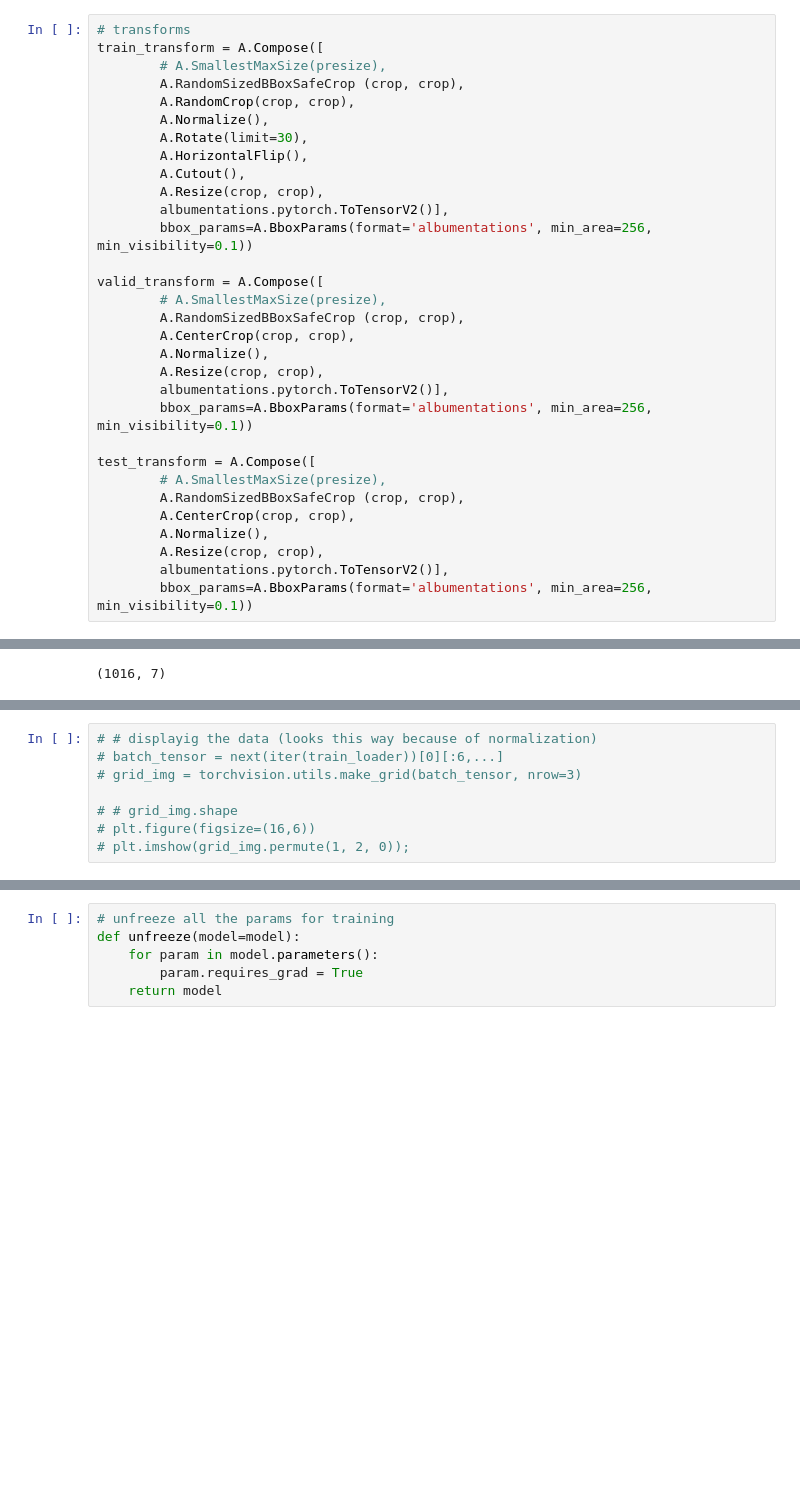
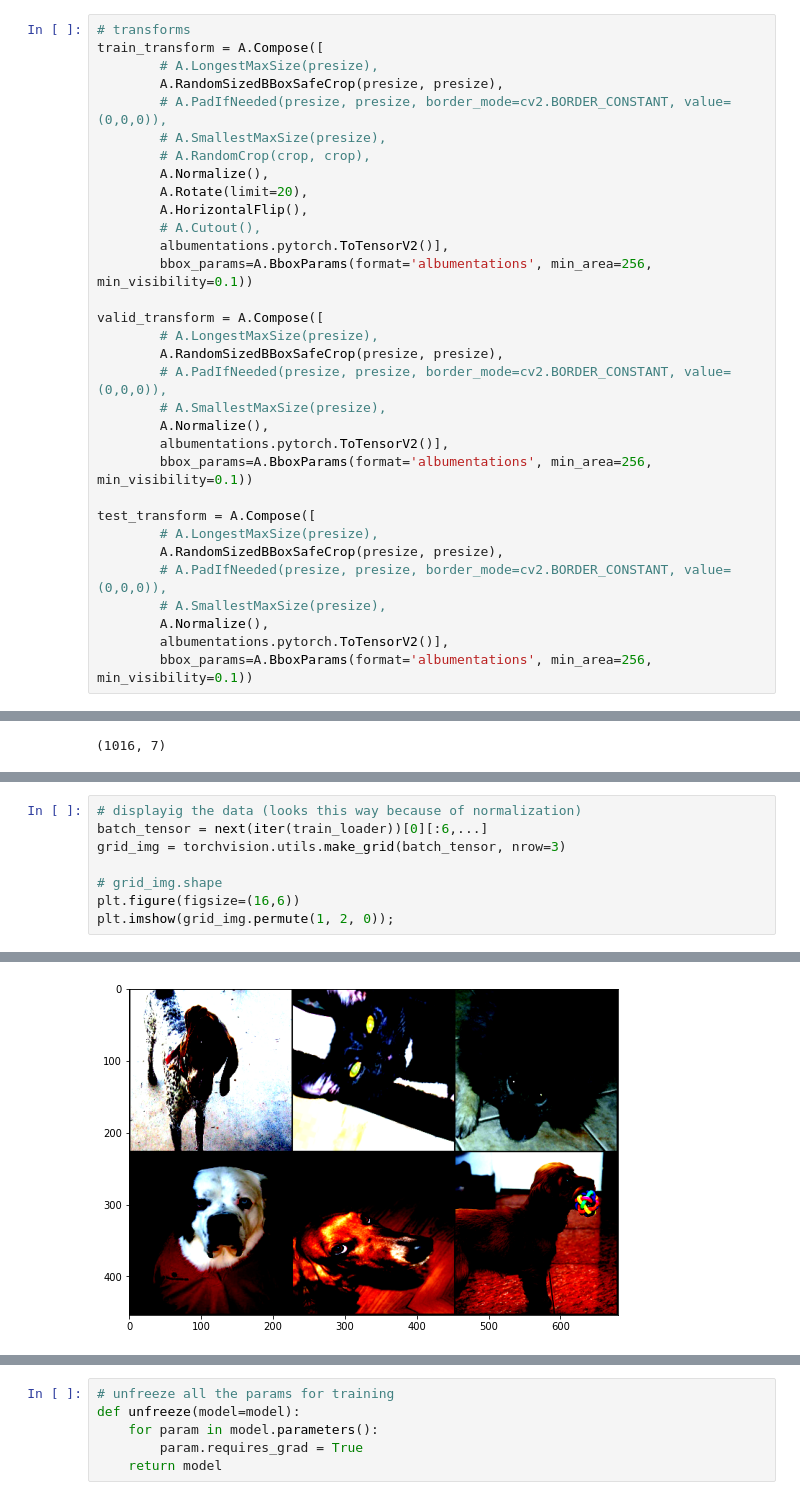
Before and after one commit to olegperegudov/computer-vision, a Jupyter notebook: cat dogs classifier/src/localization_engine.ipynb, the cells around one changed output, grey strips where cells are left out. Cells and saved outputs as stored; diff of their text form; blank space fills up the shorter version.

```diff
--- a/cat dogs classifier/src/localization_engine.ipynb
+++ b/cat dogs classifier/src/localization_engine.ipynb
@@ -67,32 +67,33 @@ tta_crop = int(presize*0.9)
 # %%
 # transforms
 train_transform = A.Compose([
+        # A.LongestMaxSize(presize),
+        A.RandomSizedBBoxSafeCrop(presize, presize),
+        # A.PadIfNeeded(presize, presize, border_mode=cv2.BORDER_CONSTANT, value=(0,0,0)),
         # A.SmallestMaxSize(presize),
-        A.RandomSizedBBoxSafeCrop (crop, crop),
-        A.RandomCrop(crop, crop),
+        # A.RandomCrop(crop, crop),
         A.Normalize(),
-        A.Rotate(limit=30),
+        A.Rotate(limit=20),
         A.HorizontalFlip(),
-        A.Cutout(),
-        A.Resize(crop, crop),
+        # A.Cutout(),
         albumentations.pytorch.ToTensorV2()],
         bbox_params=A.BboxParams(format='albumentations', min_area=256, min_visibility=0.1))
 
 valid_transform = A.Compose([
+        # A.LongestMaxSize(presize),
+        A.RandomSizedBBoxSafeCrop(presize, presize),
+        # A.PadIfNeeded(presize, presize, border_mode=cv2.BORDER_CONSTANT, value=(0,0,0)),
         # A.SmallestMaxSize(presize),
-        A.RandomSizedBBoxSafeCrop (crop, crop),
-        A.CenterCrop(crop, crop),
         A.Normalize(),
-        A.Resize(crop, crop),
         albumentations.pytorch.ToTensorV2()],
         bbox_params=A.BboxParams(format='albumentations', min_area=256, min_visibility=0.1))
 
 test_transform = A.Compose([
+        # A.LongestMaxSize(presize),
+        A.RandomSizedBBoxSafeCrop(presize, presize),
+        # A.PadIfNeeded(presize, presize, border_mode=cv2.BORDER_CONSTANT, value=(0,0,0)),
         # A.SmallestMaxSize(presize),
-        A.RandomSizedBBoxSafeCrop (crop, crop),
-        A.CenterCrop(crop, crop),
         A.Normalize(),
-        A.Resize(crop, crop),
         albumentations.pytorch.ToTensorV2()],
         bbox_params=A.BboxParams(format='albumentations', min_area=256, min_visibility=0.1))
 # %%
@@ -206,8 +169,9 @@ dataloader test: torch.Size([32, 3, 256, 256]), torch.Size([32, 3, 256, 256])
 # %%
-# # displayig the data (looks this way because of normalization)
-# batch_tensor = next(iter(train_loader))[0][:6,...]
-# grid_img = torchvision.utils.make_grid(batch_tensor, nrow=3)
+# displayig the data (looks this way because of normalization)
+batch_tensor = next(iter(train_loader))[0][:6,...]
+grid_img = torchvision.utils.make_grid(batch_tensor, nrow=3)
 
-# # grid_img.shape
-# plt.figure(figsize=(16,6))
-# plt.imshow(grid_img.permute(1, 2, 0));
+# grid_img.shape
+plt.figure(figsize=(16,6))
+plt.imshow(grid_img.permute(1, 2, 0));
+# %% [output]
@@ -214 +179,2 @@ dataloader test: torch.Size([32, 3, 256, 256]), torch.Size([32, 3, 256, 256])
+[figure, added]
 # %%
```
Also changed, not shown: parts of 21 cells of this notebook, 5 other files.
